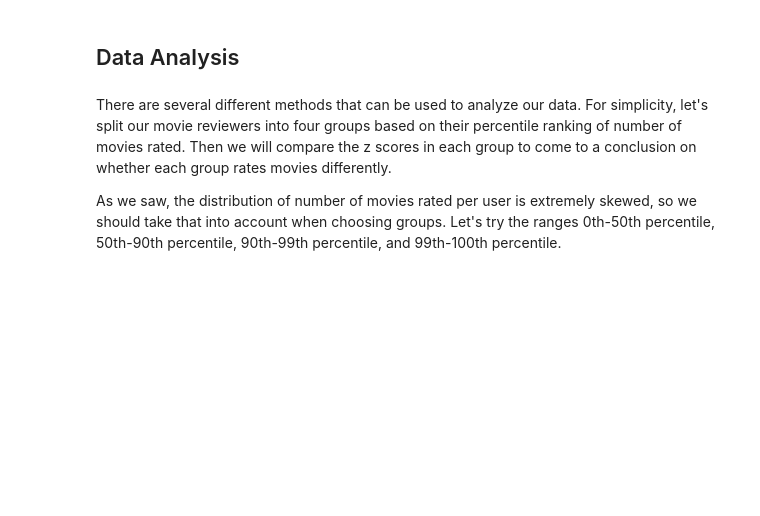
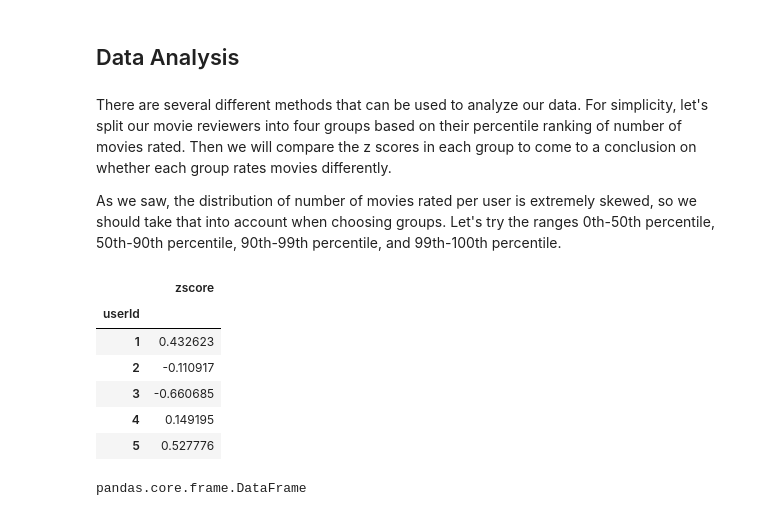
Before and after one commit to ewoodbury/movie-rating-analysis, a Jupyter notebook: Movie Ratings Project.ipynb, the cells around one changed output. Cells and saved outputs as stored; diff of their text form; code cells hidden in the pictures; blank space fills up the shorter version.

```diff
--- a/Movie Ratings Project.ipynb
+++ b/Movie Ratings Project.ipynb
@@ -485,3 +499,18 @@ Now that we have a better idea of how many movies each user has rated, let's sta
 There are several different methods that can be used to analyze our data. For simplicity, let's split our movie reviewers into four groups based on their percentile ranking of number of movies rated. Then we will compare the z scores in each group to come to a conclusion on whether each group rates movies differently.
 
 As we saw, the distribution of number of movies rated per user is extremely skewed, so we should take that into account when choosing groups. Let's try the ranges 0th-50th percentile, 50th-90th percentile, 90th-99th percentile, and 99th-100th percentile.
+# %%
+a = movieId_ratings[['userId','zscore']].groupby('userId').mean()
+a.head()
+# %% [output]
+|  | zscore |
+| userId |  |
+| 1 | 0.432623 |
+| 2 | -0.110917 |
+| 3 | -0.660685 |
+| 4 | 0.149195 |
+| 5 | 0.527776 |
+# %%
+type(n_ratings_per_user[['rating']])
+# %% [output]
+pandas.core.frame.DataFrame
```
Also changed, not shown: parts of 19 cells of this notebook.
